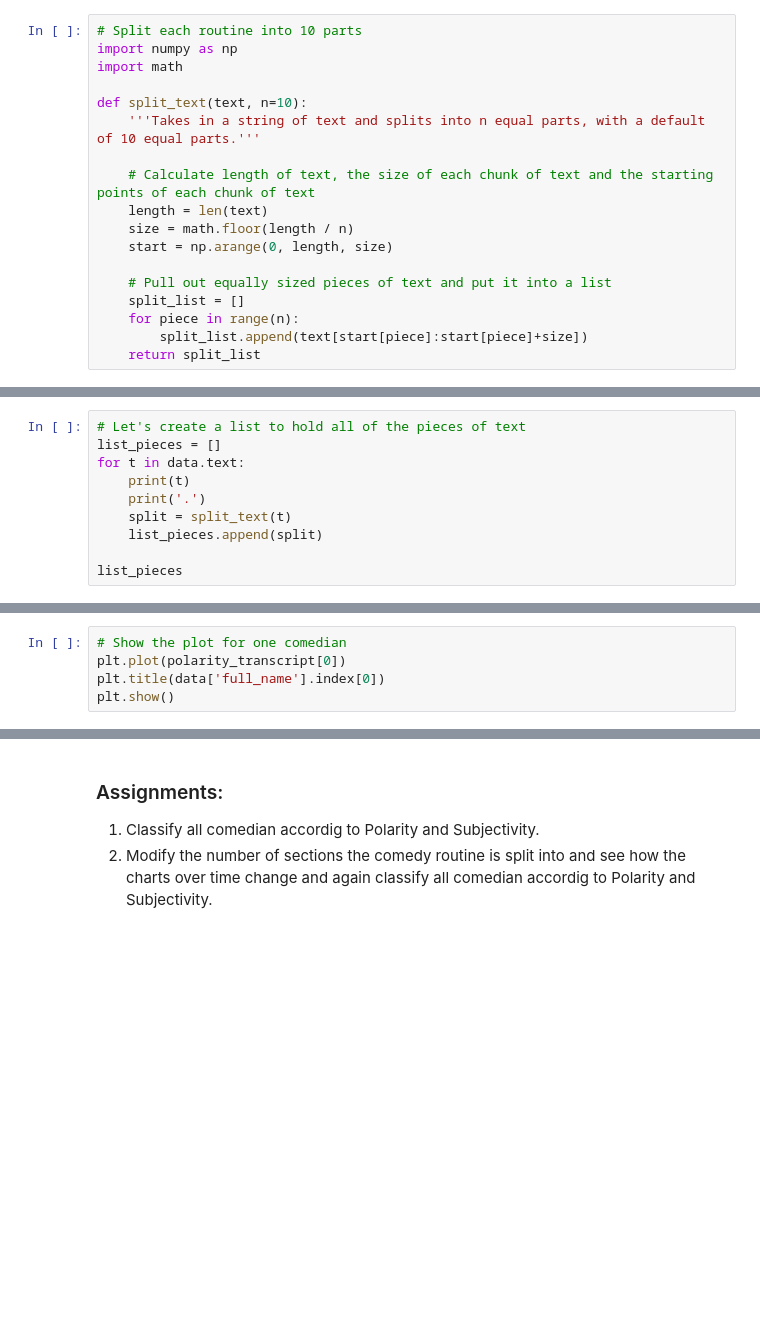
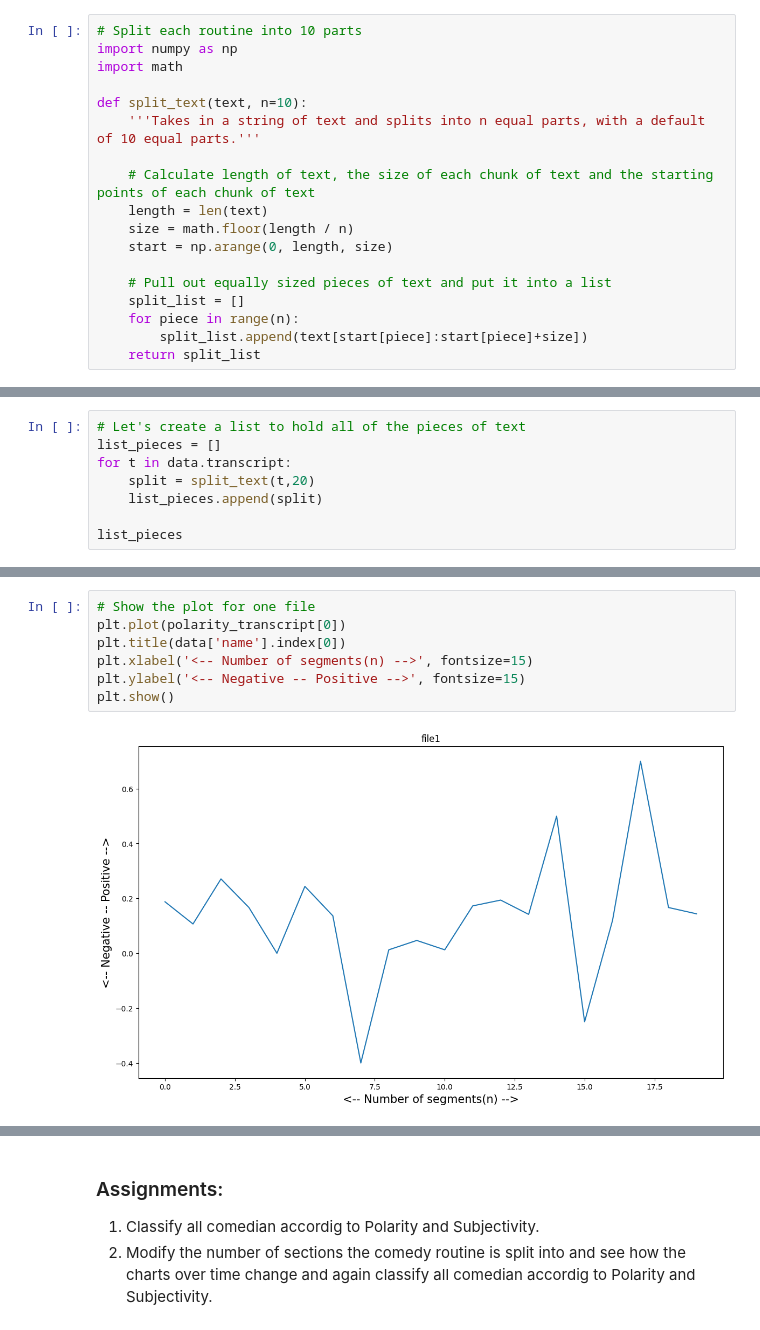
Before and after one commit to paramdeepsinghgill/codes, a Jupyter notebook: Python/_.ipynb files/TIET/Semester 6/UCS672/3/Lab assignment - 4 (NLP) solution.ipynb, the cells around one changed output, grey strips where cells are left out. Drawn from its saved outputs; the diff is of its cells as text; blank space fills up the shorter version.

```diff
--- a/Python/_.ipynb files/TIET/Semester 6/UCS672/3/Lab assignment - 4 (NLP) solution.ipynb
+++ b/Python/_.ipynb files/TIET/Semester 6/UCS672/3/Lab assignment - 4 (NLP) solution.ipynb
@@ -118,10 +197,8 @@ data
 # %%
 # Let's create a list to hold all of the pieces of text
 list_pieces = []
-for t in data.text:
-    print(t)
-    print('.')
-    split = split_text(t)
+for t in data.transcript:
+    split = split_text(t,20)
     list_pieces.append(split)
 
 list_pieces
@@ -164,6 +262,10 @@ polarity_transcript
 # %%
-# Show the plot for one comedian
+# Show the plot for one file
 plt.plot(polarity_transcript[0])
-plt.title(data['full_name'].index[0])
+plt.title(data['name'].index[0])
+plt.xlabel('<-- Number of segments(n) -->', fontsize=15)
+plt.ylabel('<-- Negative -- Positive -->', fontsize=15)
 plt.show()
+# %% [output]
+[figure, added]
 # %%
```
Also changed, not shown: parts of 13 cells of this notebook, 4 other files.
